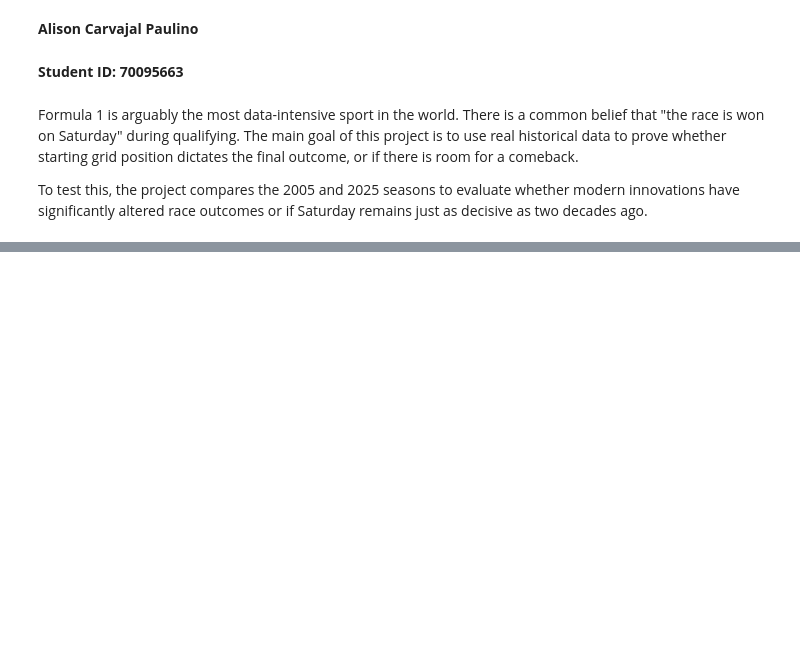
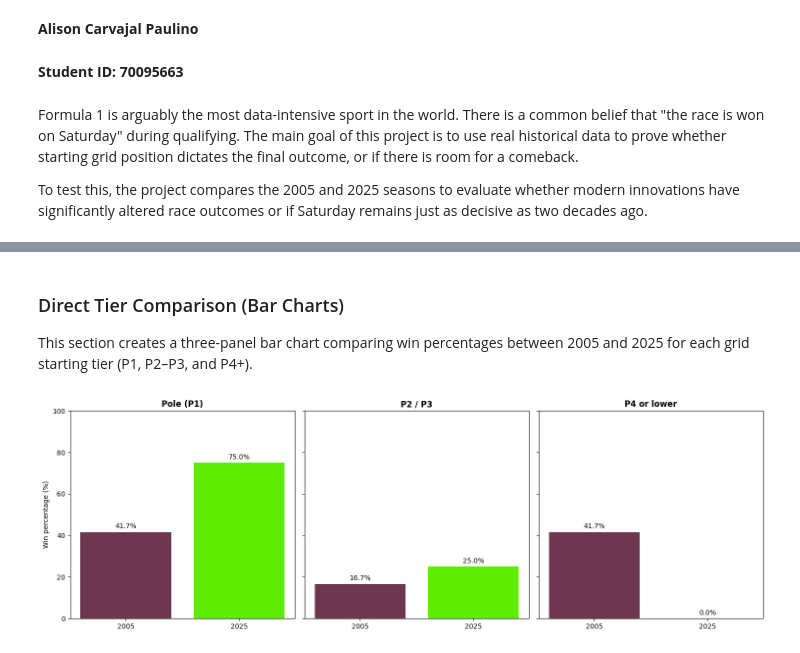
Before and after one commit to aalicarvajal/F1-data-analysis, a Jupyter notebook: F1_Grid_Analysis.ipynb, the cells around one changed output, grey strips where cells are left out. Drawn from its saved outputs; the diff is of its cells as text; code cells hidden in the pictures; blank space fills up the shorter version.

```diff
--- a/F1_Grid_Analysis.ipynb
+++ b/F1_Grid_Analysis.ipynb
@@ -122,0 +188,33 @@ Name: proportion, dtype: float64
+# %% [markdown]
+### Direct Tier Comparison (Bar Charts)
+
+This section creates a three-panel bar chart comparing win percentages between 2005 and 2025 for each grid starting tier (P1, P2–P3, and P4+).
+# %%
+# Data for chart axes
+anios = ['2005', '2025']
+colores = ['#6E3750', '#5EED00']
+
+fig, axes = plt.subplots(1, 3, figsize=(15, 5), sharey=True)
+
+# --- Subplot 1: Wins from Pole (P1) ---
+bars1 = axes[0].bar(anios, [mean_pole_2005, mean_pole_2025], color=colores)
+axes[0].set_title('Pole (P1)', fontweight='bold')
+axes[0].set_ylabel('Win percentage (%)')
+axes[0].bar_label(bars1, fmt='%.1f%%', padding=3)
+
+# --- Subplot 2: Wins from P2 / P3 ---
+bars2 = axes[1].bar(anios, [mean_no_pole_2005, mean_no_pole_2025], color=colores)
+axes[1].set_title('P2 / P3', fontweight='bold')
+axes[1].bar_label(bars2, fmt='%.1f%%', padding=3)
+
+# --- Subplot 3: Wins from P4 or lower ---
+bars3 = axes[2].bar(anios, [p4_2005, p4_2025], color=colores)
+axes[2].set_title('P4 or lower', fontweight='bold')
+axes[2].bar_label(bars3, fmt='%.1f%%', padding=3)
+
+plt.ylim(0, 100)
+
+plt.tight_layout()
+plt.show()
+# %% [output]
+[figure, added]
```
Also changed, not shown: parts of 11 cells of this notebook, 1 other file.
